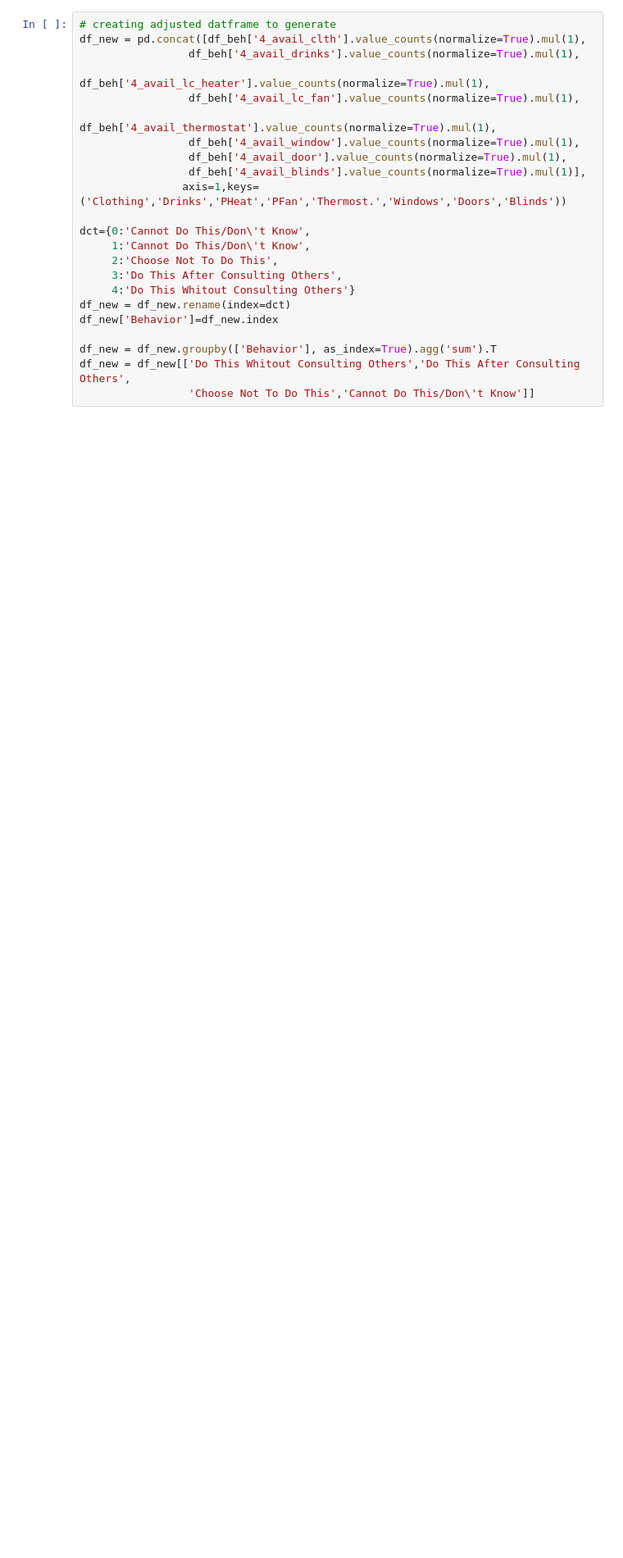
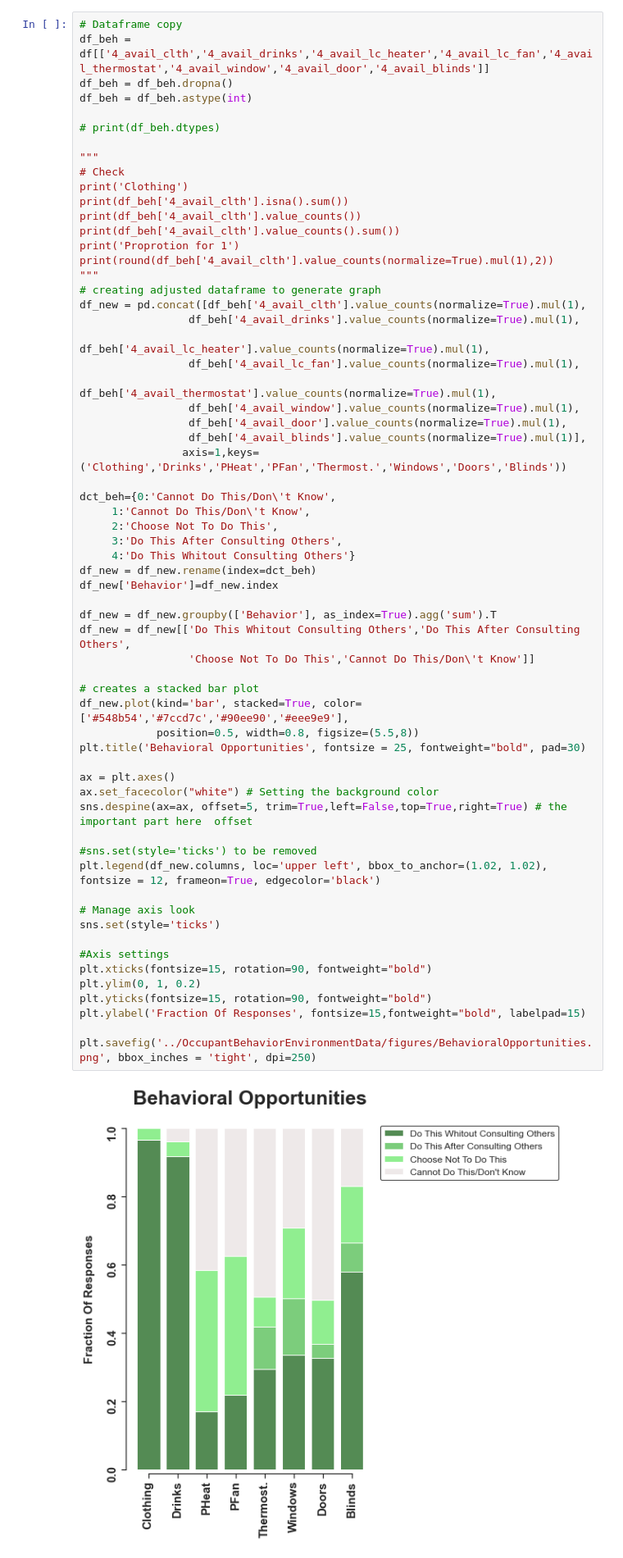
Before and after one commit to Arthur-Lapeyrere/OccupantBehaviorEnvironmentData, a Jupyter notebook: Data Cleaning.ipynb, the cells around one changed output. Shown: that part at 82% size. Cells and saved outputs as stored; diff of their text form; blank space fills up the shorter version.

```diff
--- a/Data Cleaning.ipynb
+++ b/Data Cleaning.ipynb
@@ -293,23 +245,64 @@ Name: 4_avail_clth, dtype: float64
 # %%
-# creating adjusted datframe to generate
+# Dataframe copy
+df_beh = df[['4_avail_clth','4_avail_drinks','4_avail_lc_heater','4_avail_lc_fan','4_avail_thermostat','4_avail_window','4_avail_door','4_avail_blinds']]
+df_beh = df_beh.dropna()
+df_beh = df_beh.astype(int)
+
+# print(df_beh.dtypes)
+
+"""
+# Check
+print('Clothing')
+print(df_beh['4_avail_clth'].isna().sum())
+print(df_beh['4_avail_clth'].value_counts())
+print(df_beh['4_avail_clth'].value_counts().sum())
+print('Proprotion for 1')
+print(round(df_beh['4_avail_clth'].value_counts(normalize=True).mul(1),2))
+"""
+# creating adjusted dataframe to generate graph
 df_new = pd.concat([df_beh['4_avail_clth'].value_counts(normalize=True).mul(1),
                  df_beh['4_avail_drinks'].value_counts(normalize=True).mul(1),
                  df_beh['4_avail_lc_heater'].value_counts(normalize=True).mul(1),
                  df_beh['4_avail_lc_fan'].value_counts(normalize=True).mul(1),
                  df_beh['4_avail_thermostat'].value_counts(normalize=True).mul(1),
                  df_beh['4_avail_window'].value_counts(normalize=True).mul(1),
                  df_beh['4_avail_door'].value_counts(normalize=True).mul(1),
                  df_beh['4_avail_blinds'].value_counts(normalize=True).mul(1)],
                 axis=1,keys=('Clothing','Drinks','PHeat','PFan','Thermost.','Windows','Doors','Blinds'))
 
-dct={0:'Cannot Do This/Don\'t Know',
+dct_beh={0:'Cannot Do This/Don\'t Know',
      1:'Cannot Do This/Don\'t Know',
      2:'Choose Not To Do This',
      3:'Do This After Consulting Others',
      4:'Do This Whitout Consulting Others'}
-df_new = df_new.rename(index=dct)
+df_new = df_new.rename(index=dct_beh)
 df_new['Behavior']=df_new.index
 
 df_new = df_new.groupby(['Behavior'], as_index=True).agg('sum').T
 df_new = df_new[['Do This Whitout Consulting Others','Do This After Consulting Others',
                  'Choose Not To Do This','Cannot Do This/Don\'t Know']]
+
+# creates a stacked bar plot
+df_new.plot(kind='bar', stacked=True, color=['#548b54','#7ccd7c','#90ee90','#eee9e9'],
+            position=0.5, width=0.8, figsize=(5.5,8))
+plt.title('Behavioral Opportunities', fontsize = 25, fontweight="bold", pad=30)
+
+ax = plt.axes()
+ax.set_facecolor("white") # Setting the background color
+sns.despine(ax=ax, offset=5, trim=True,left=False,top=True,right=True) # the important part here  offset
+
+#sns.set(style='ticks') to be removed
+plt.legend(df_new.columns, loc='upper left', bbox_to_anchor=(1.02, 1.02), fontsize = 12, frameon=True, edgecolor='black')
+
+# Manage axis look
+sns.set(style='ticks')
+
+#Axis settings
+plt.xticks(fontsize=15, rotation=90, fontweight="bold")
+plt.ylim(0, 1, 0.2)
+plt.yticks(fontsize=15, rotation=90, fontweight="bold")
+plt.ylabel('Fraction Of Responses', fontsize=15,fontweight="bold", labelpad=15)
+
+plt.savefig('../OccupantBehaviorEnvironmentData/figures/BehavioralOpportunities.png', bbox_inches = 'tight', dpi=250)
+# %% [output]
+[figure, added]
```
Also changed, not shown: parts of 42 cells of this notebook, 5 other files.
